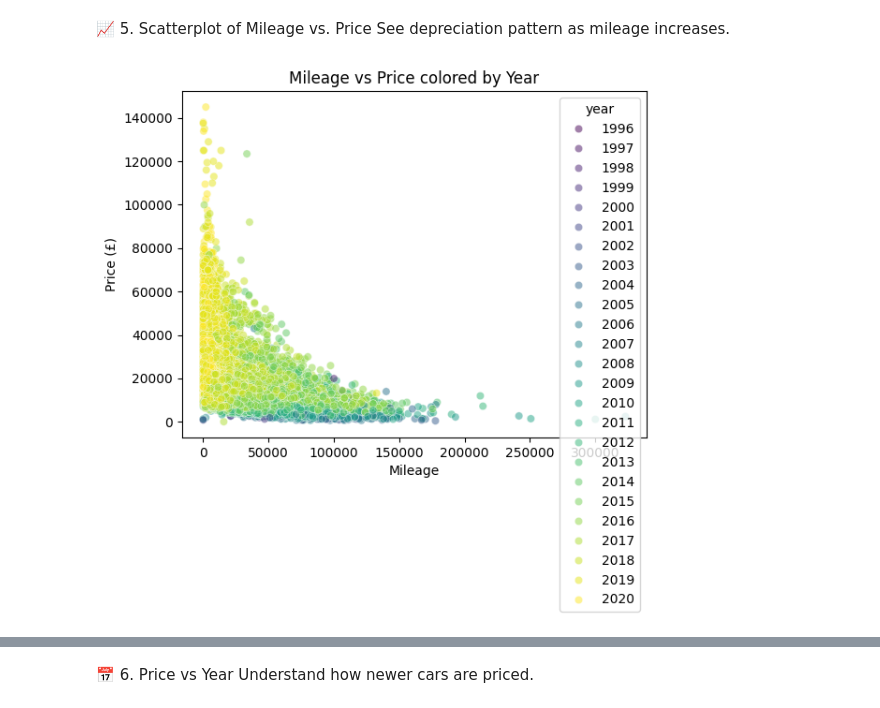
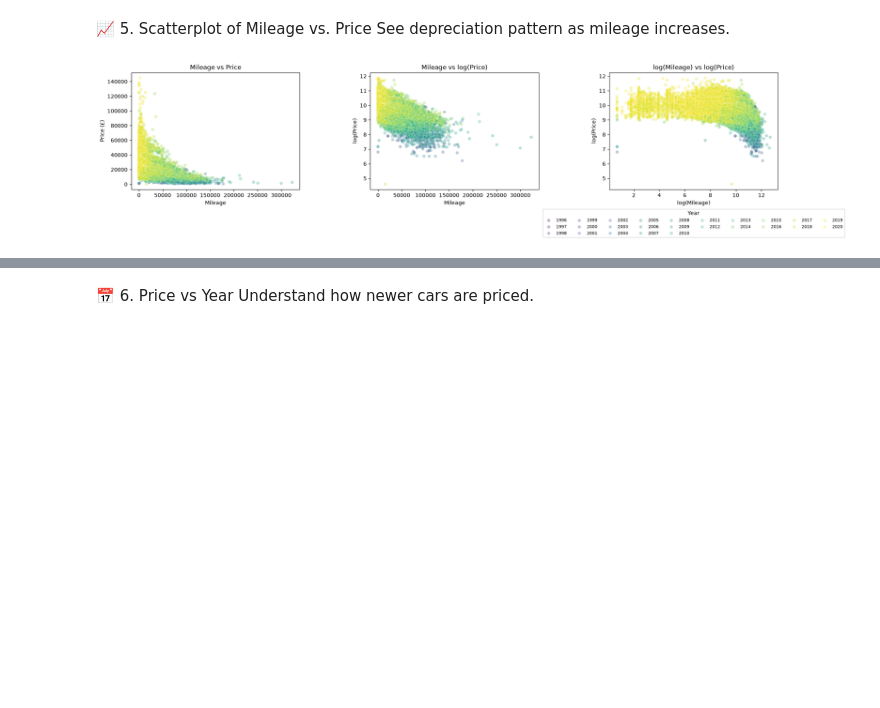
Before and after one commit to kovexison/Practica-AI, a Jupyter notebook: 01-ML-Regression/car_prices_regression.ipynb, the cells around one changed output, grey strips where cells are left out. Drawn from its saved outputs; the diff is of its cells as text; code cells hidden in the pictures; blank space fills up the shorter version.

```diff
--- a/01-ML-Regression/car_prices_regression.ipynb
+++ b/01-ML-Regression/car_prices_regression.ipynb
@@ -362,12 +356,28 @@ cardinality. This noise may have a negative impact when training, such as overfi
 📈 5. Scatterplot of Mileage vs. Price
 See depreciation pattern as mileage increases.
 # %%
-sns.scatterplot(x='mileage', y='price', data=df, alpha=0.5, hue='year', palette='viridis', legend='full')
-plt.title('Mileage vs Price colored by Year')
-plt.xlabel('Mileage')
-plt.ylabel('Price (£)')
+fig, axes = plt.subplots(1, 3, figsize=(20, 5))
+
+sns.scatterplot(x='mileage', y='price', data=df, alpha=0.3, hue='year', palette='viridis', ax=axes[0], legend=False)
+axes[0].set_title('Mileage vs Price')
+axes[0].set_xlabel('Mileage')
+axes[0].set_ylabel('Price (£)')
+
+sns.scatterplot(x='mileage', y=np.log1p(df['price']), data=df, alpha=0.3, hue='year', palette='viridis', ax=axes[1], legend=False)
+axes[1].set_title('Mileage vs log(Price)')
+axes[1].set_xlabel('Mileage')
+axes[1].set_ylabel('log(Price)')
+
+sns.scatterplot(x=np.log1p(df['mileage']), y=np.log1p(df['price']), data=df, alpha=0.3, hue='year', palette='viridis', ax=axes[2], legend='full')
+axes[2].set_title('log(Mileage) vs log(Price)')
+axes[2].set_xlabel('log(Mileage)')
+axes[2].set_ylabel('log(Price)')
+
+axes[2].legend(title='Year', bbox_to_anchor=(0.5, -0.15), loc='upper center', ncol=10, fontsize=8)
+
+plt.tight_layout()
 plt.show()
 # %% [output]
-[figure, old version]
+[figure, new version]
 # %% [markdown]
 ##  Conclusions
```
Also changed, not shown: parts of 28 cells of this notebook, 5 other files.
